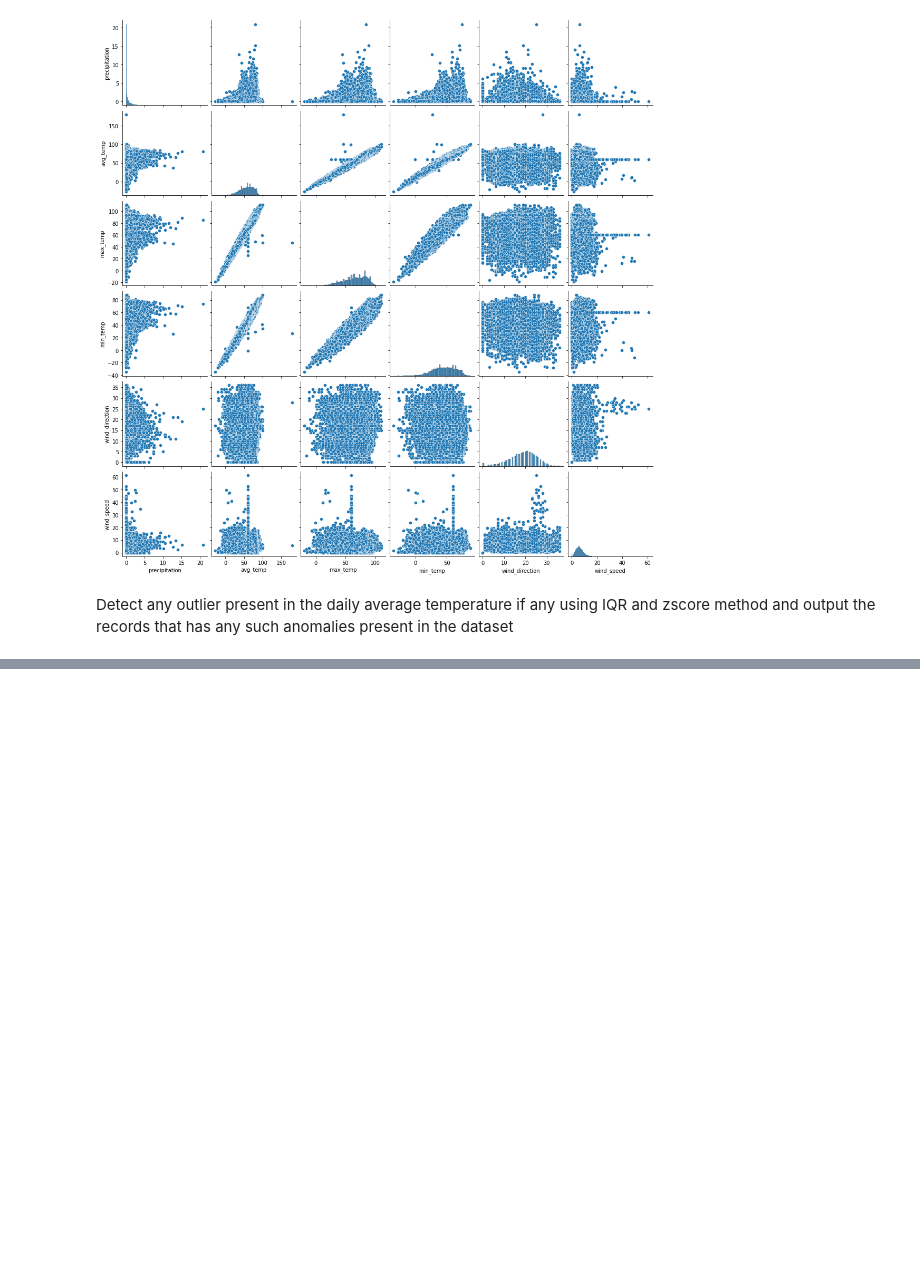
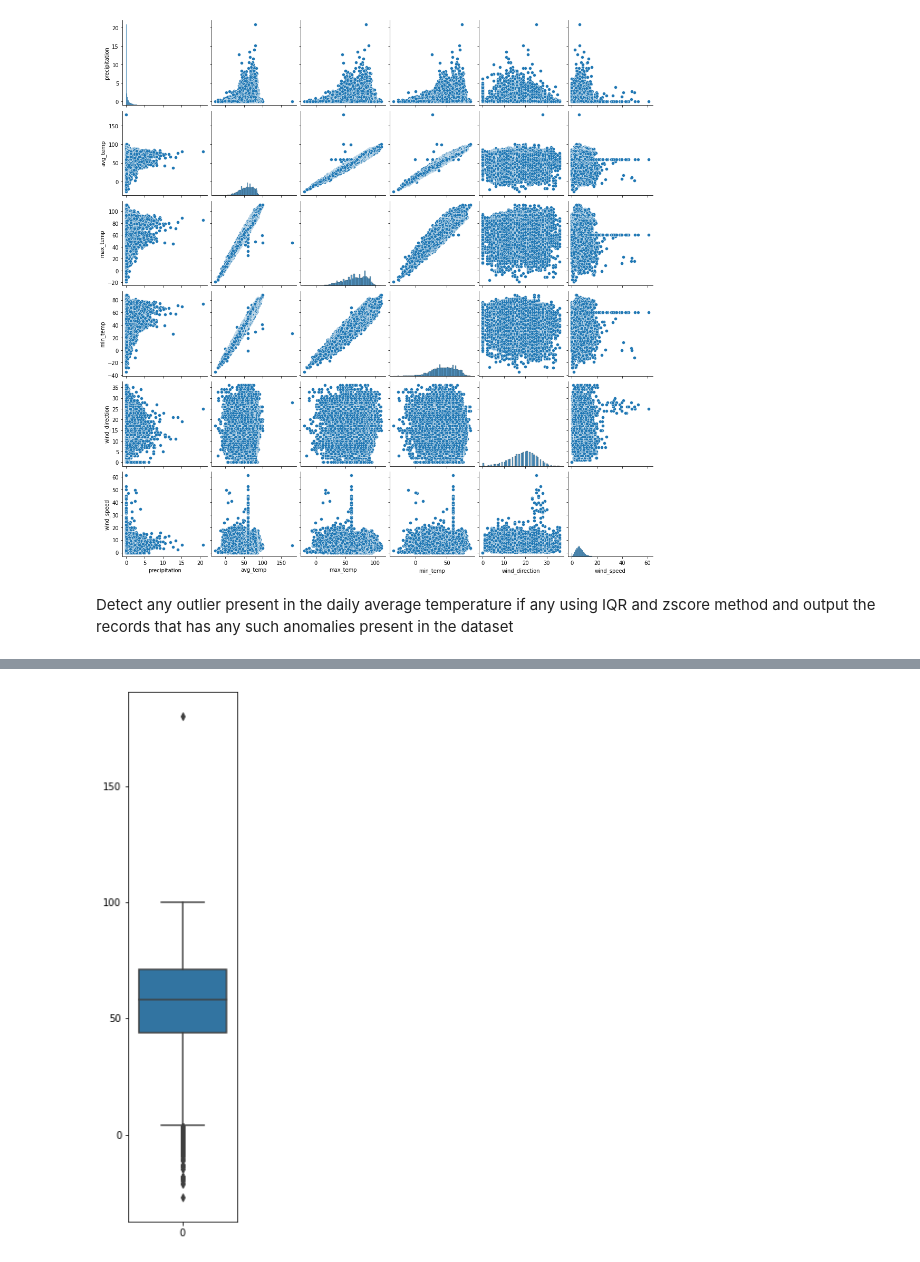
Before and after one commit to Bibhuti-MLAI/Python-Assignment, a Jupyter notebook: Python_Assignment.ipynb, the cells around one changed output, grey strips where cells are left out. Saved outputs shown, nothing was run; the diff lists cells and outputs as text; code cells hidden in the pictures; blank space fills up the shorter version.

```diff
--- a/Python_Assignment.ipynb
+++ b/Python_Assignment.ipynb
@@ -753,0 +759,6 @@ Detect any outlier present in the daily average temperature if any using IQR and
+# %%
+plt.figure(figsize=(2,10))
+sns.boxplot(data=df['avg_temp'])
+plt.show()
+# %% [output]
+[figure, added]
```
Also changed, not shown: parts of 15 cells of this notebook.
